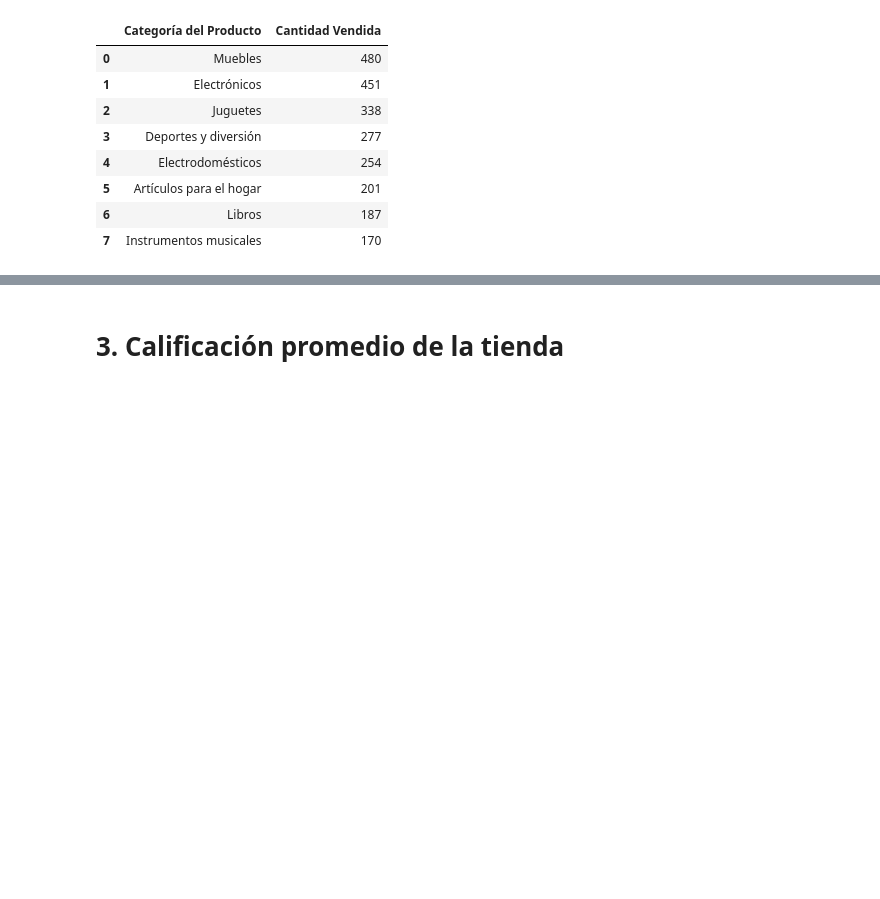
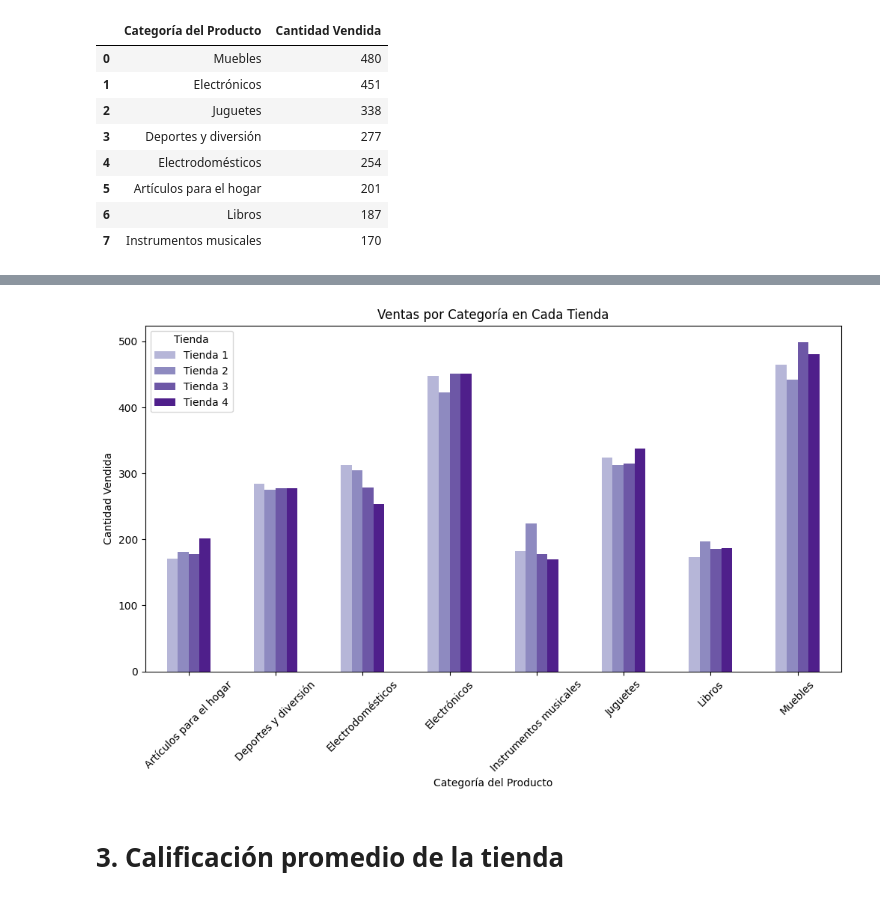
Before and after one commit to ValentinaQuinteroC/ALURA_STORE1, a Jupyter notebook: AluraStoreLatam.ipynb, the cells around one changed output, grey strips where cells are left out. Cells and saved outputs as stored; diff of their text form; code cells hidden in the pictures; blank space fills up the shorter version.

```diff
--- a/AluraStoreLatam.ipynb
+++ b/AluraStoreLatam.ipynb
@@ -304,0 +332,13 @@ df_ventas_categorias4
+# %%
+df_ventas_categorias1["Tienda"] = "Tienda 1"
+df_ventas_categorias2["Tienda"] = "Tienda 2"
+df_ventas_categorias3["Tienda"] = "Tienda 3"
+df_ventas_categorias4["Tienda"] = "Tienda 4"
+# %%
+df_cat_tiendas = pd.concat([
+    df_ventas_categorias1,
+    df_ventas_categorias2,
+    df_ventas_categorias3,
+    df_ventas_categorias4
+])
+df_cat_tiendas
@@ -304,0 +363,8 @@ df_ventas_categorias4
+# %%
+tabla_cat_tiendas = df_cat_tiendas.pivot(
+    index="Categoría del Producto",
+    columns="Tienda",
+    values="Cantidad Vendida"
+)
+
+tabla_cat_tiendas
@@ -305,3 +382,25 @@ df_ventas_categorias4
+# %%
+import numpy as np
+import matplotlib.pyplot as plt
+
+n_tiendas = len(tabla_cat_tiendas.columns)
+colors = plt.cm.Purples( np.linspace(0.4, 0.9, n_tiendas) )
+
+ax = tabla_cat_tiendas.plot(
+    kind="bar",
+    figsize=(12,6),
+    color=colors
+)
+
+ax.set_title("Ventas por Categoría en Cada Tienda")
+ax.set_xlabel("Categoría del Producto")
+ax.set_ylabel("Cantidad Vendida")
+plt.xticks(rotation=45)
+plt.legend(title="Tienda")
+
+plt.show()
+# %% [output]
+[figure, added]
 # %% [markdown]
 # 3. Calificación promedio de la tienda
 # %% [markdown]
```
Also changed, not shown: parts of 37 cells of this notebook.
